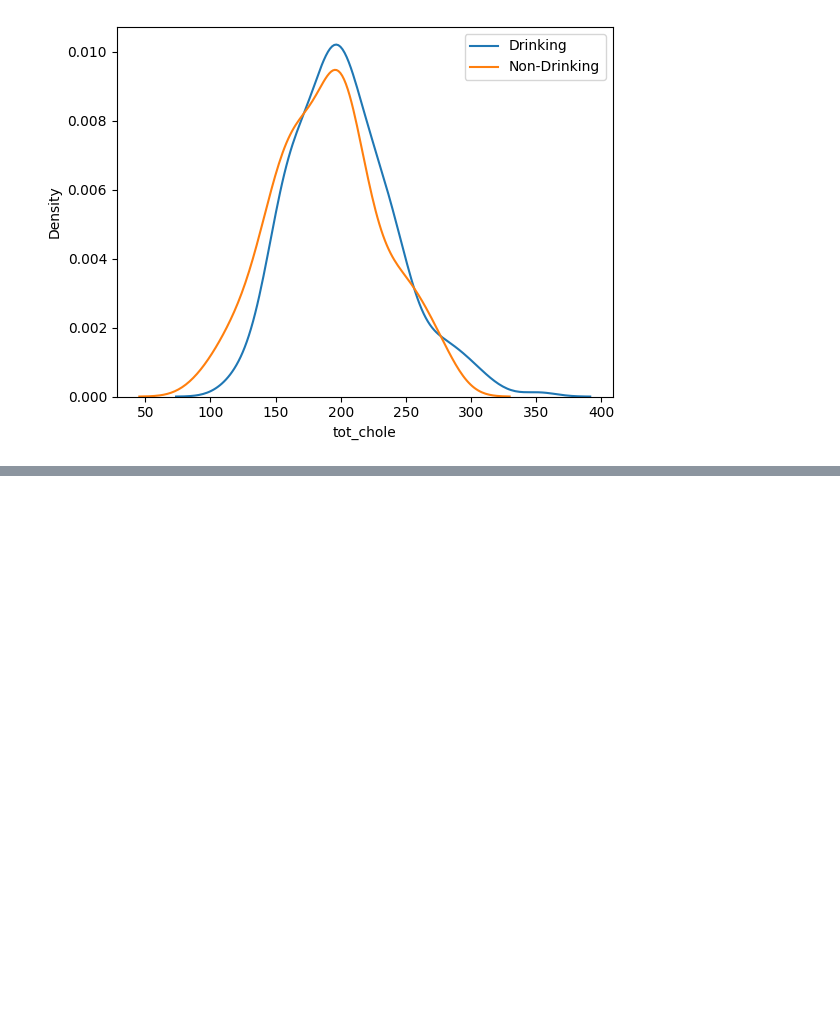
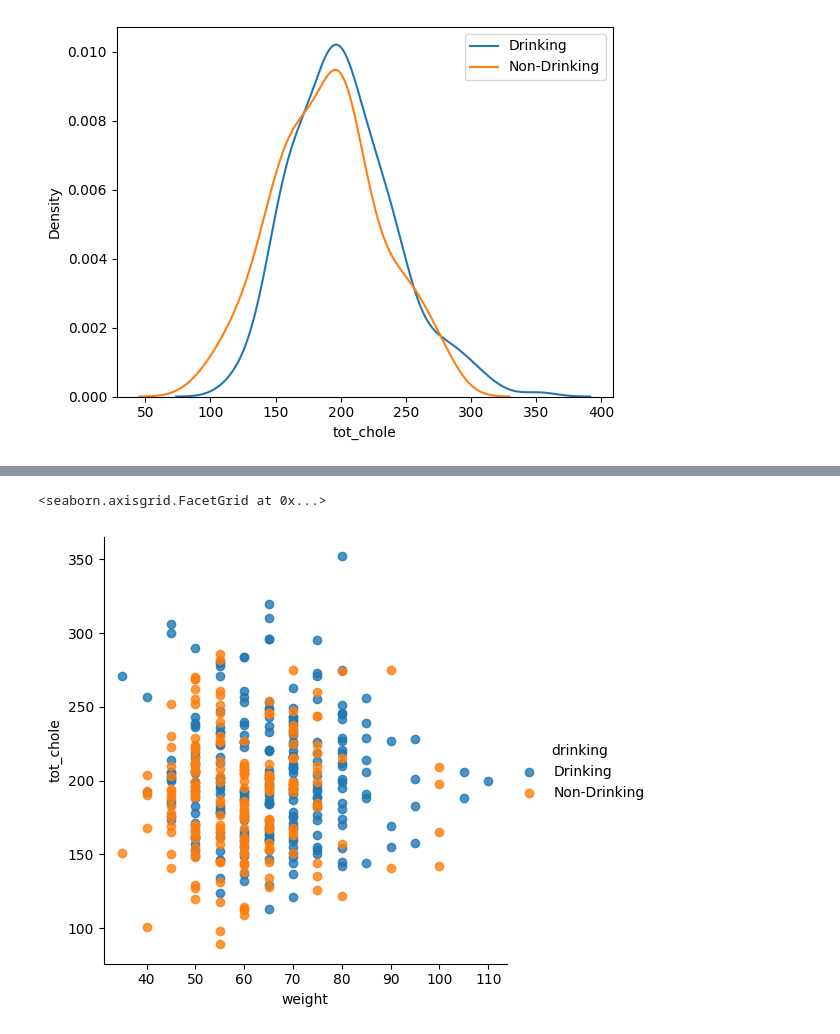
Before and after one commit to layla-focalors/AColab_Github_data_processing, a Jupyter notebook: HealthCare_Anayize.ipynb, the cells around one changed output, grey strips where cells are left out. Cells and saved outputs as stored; diff of their text form; code cells hidden in the pictures; blank space fills up the shorter version.

```diff
--- a/HealthCare_Anayize.ipynb
+++ b/HealthCare_Anayize.ipynb
@@ -927,0 +947,8 @@ plt.legend()
+# %%
+sns.lmplot(x='weight', y='tot_chole', data=subset_sample, hue='drinking', ci=None, fit_reg=False)
+# hue는 범주형만!
+# 신뢰구간 : ci
+# lmplot 과 scatter의 차이점은 추정선의 값의 차이!
+# %% [output]
+<seaborn.axisgrid.FacetGrid at 0x...>
+[figure, added]
```
Also changed, not shown: parts of 4 cells of this notebook.
